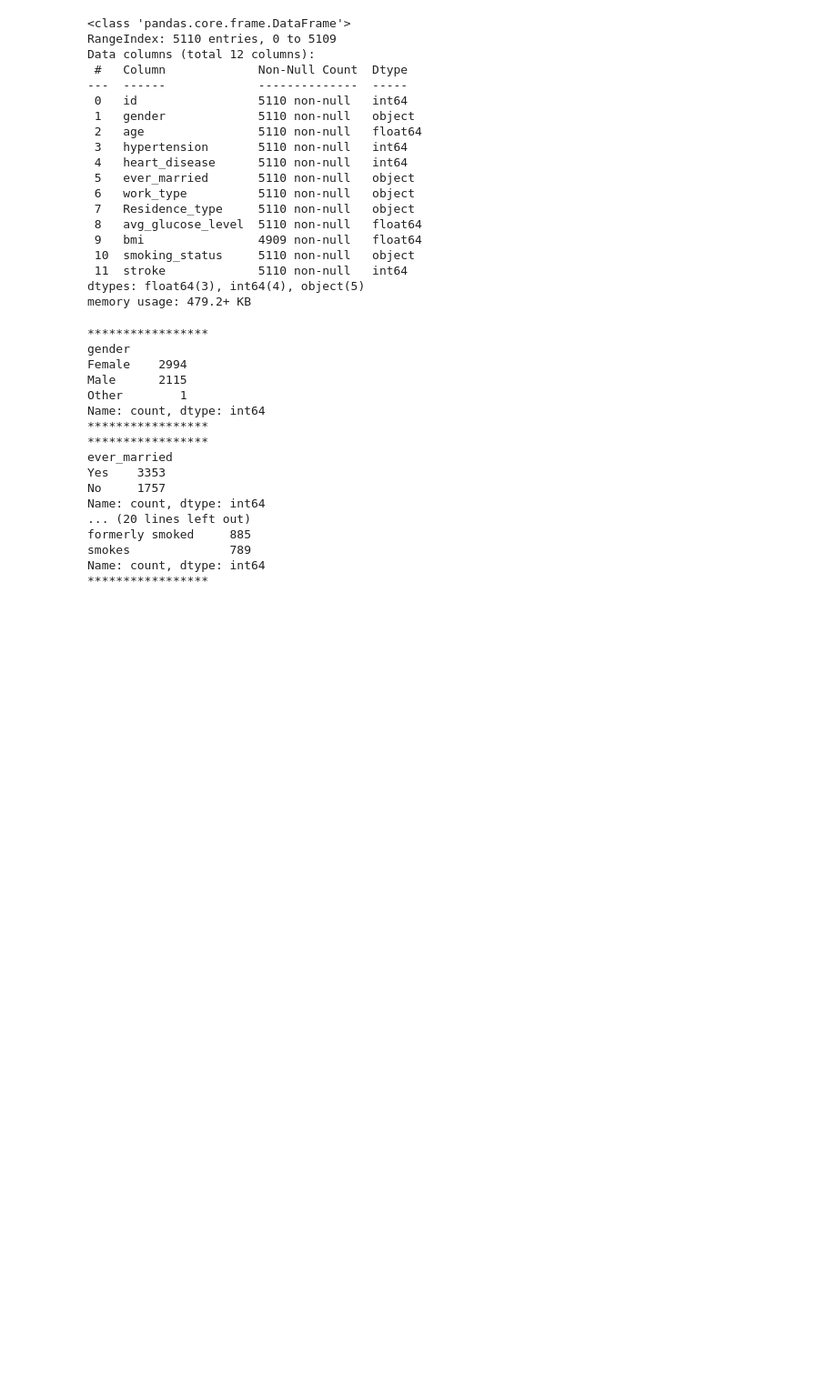
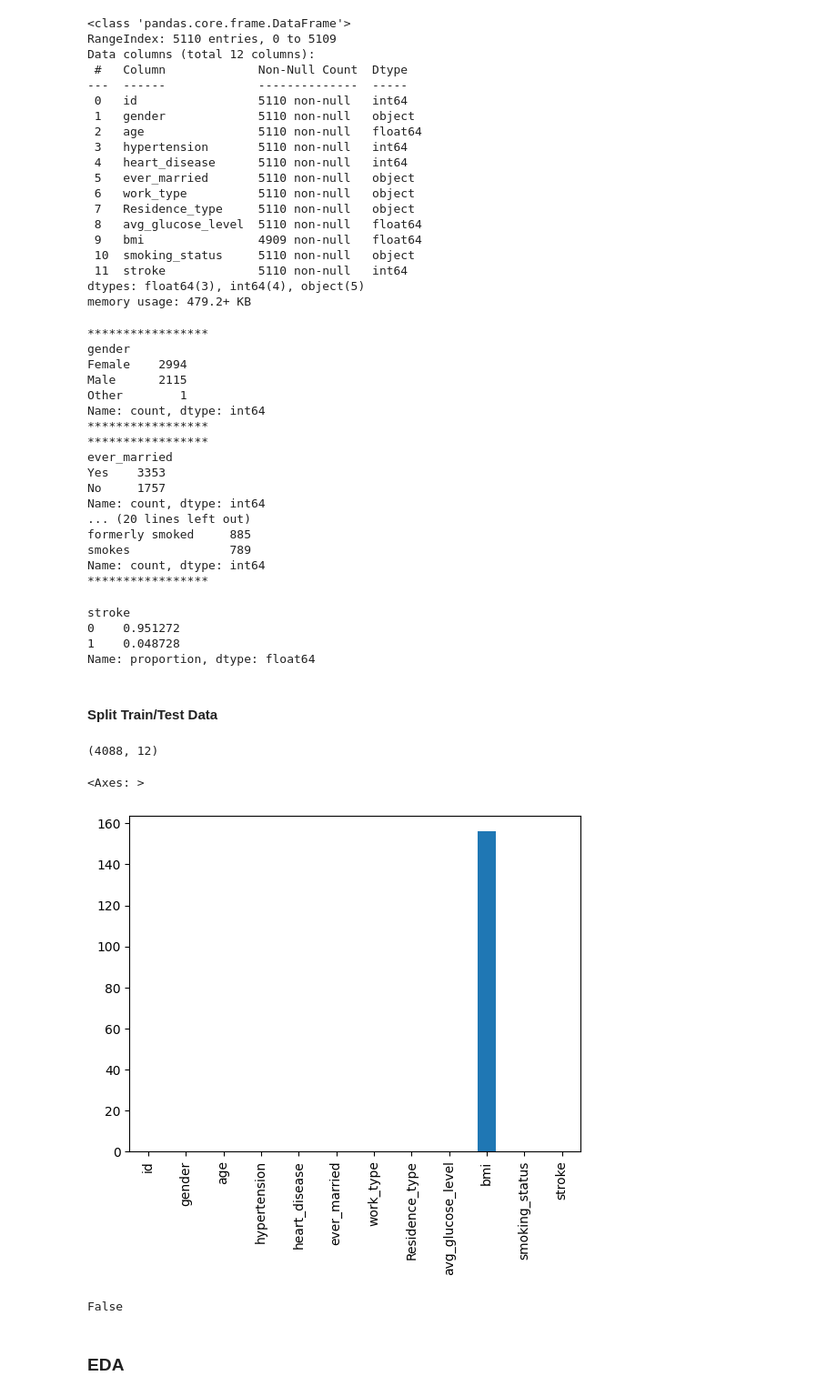
Before and after one commit to chikeibezim/Stroke-Prediction-EDA-Modelling, a Jupyter notebook: stroke-prediction-eda-modelling.ipynb, the cells around one changed output. Shown at 91% size. Cells and saved outputs as stored; diff of their text form; code cells hidden in the pictures; blank space fills up the shorter version.

Commit message:
Kaggle Notebook | Stroke Prediction - EDA | Modelling | Version 5

```diff
--- a/stroke-prediction-eda-modelling.ipynb
+++ b/stroke-prediction-eda-modelling.ipynb
@@ -92,3 +92,33 @@ formerly smoked     885
 smokes              789
 Name: count, dtype: int64
 *****************
+# %%
+stroke_df.stroke.value_counts(normalize=True)
+# %% [output]
+stroke
+0    0.951272
+1    0.048728
+Name: proportion, dtype: float64
+# %% [markdown]
+#### Split Train/Test Data
+# %%
+from sklearn.model_selection import train_test_split
+
+X_train, X_test = train_test_split(stroke_df, test_size=0.2, random_state=42)
+# %%
+X_train.shape
+# %% [output]
+(4088, 12)
+# %%
+## check for missing values
+X_train.isna().sum().plot(kind="bar")
+# %% [output]
+<Axes: >
+[figure, added]
+# %%
+# check for duplicated rows
+X_train.duplicated().any()
+# %% [output]
+False
+# %% [markdown]
+### EDA
```
Also changed, not shown: parts of 19 cells of this notebook.
